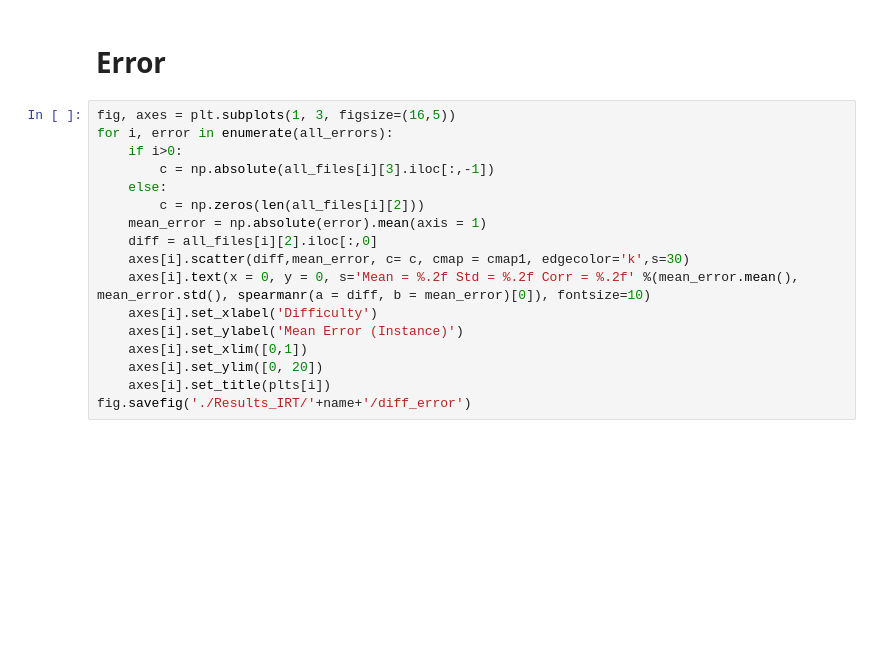
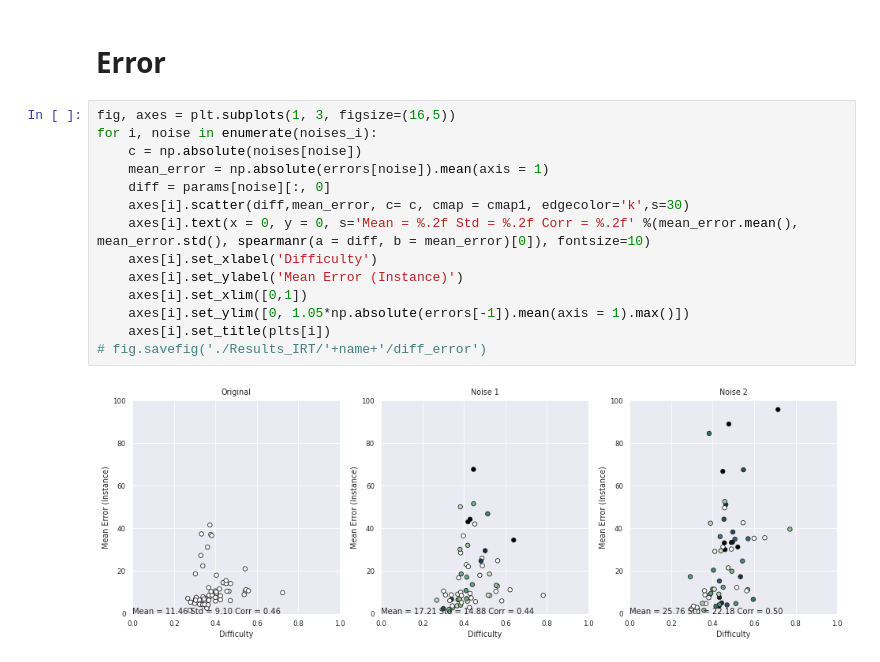
Before and after one commit to jvcm/irt_project, a Jupyter notebook: analysis.ipynb, the cells around one changed output. Cells and saved outputs as stored; diff of their text form; blank space fills up the shorter version.

```diff
--- a/analysis.ipynb
+++ b/analysis.ipynb
@@ -311,20 +317,19 @@ fig.savefig('./Results_IRT/'+name+'/ability')
 # Error
 # %%
 fig, axes = plt.subplots(1, 3, figsize=(16,5))
-for i, error in enumerate(all_errors):
-    if i>0:
-        c = np.absolute(all_files[i][3].iloc[:,-1])
-    else:
-        c = np.zeros(len(all_files[i][2]))
-    mean_error = np.absolute(error).mean(axis = 1)
-    diff = all_files[i][2].iloc[:,0]
+for i, noise in enumerate(noises_i):
+    c = np.absolute(noises[noise])
+    mean_error = np.absolute(errors[noise]).mean(axis = 1)
+    diff = params[noise][:, 0]
     axes[i].scatter(diff,mean_error, c= c, cmap = cmap1, edgecolor='k',s=30)
     axes[i].text(x = 0, y = 0, s='Mean = %.2f Std = %.2f Corr = %.2f' %(mean_error.mean(), mean_error.std(), spearmanr(a = diff, b = mean_error)[0]), fontsize=10)
     axes[i].set_xlabel('Difficulty')
     axes[i].set_ylabel('Mean Error (Instance)')
     axes[i].set_xlim([0,1])
-    axes[i].set_ylim([0, 20])
+    axes[i].set_ylim([0, 1.05*np.absolute(errors[-1]).mean(axis = 1).max()])
     axes[i].set_title(plts[i])
-fig.savefig('./Results_IRT/'+name+'/diff_error')
+# fig.savefig('./Results_IRT/'+name+'/diff_error')
+# %% [output]
+[figure, added]
 # %%
 fig, axes = plt.subplots(1, 2, figsize=(12,5))
```
Also changed, not shown: parts of 7 cells of this notebook.
